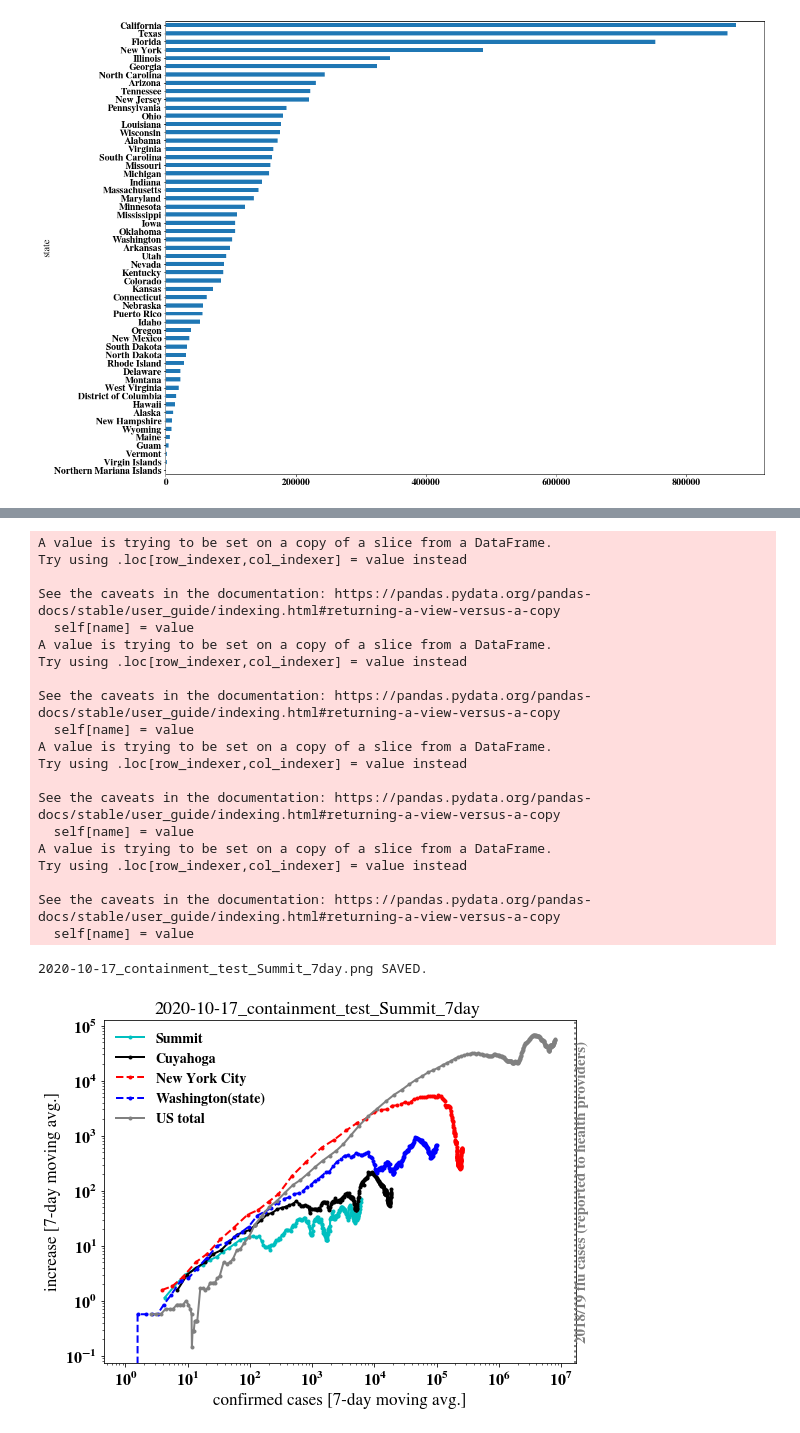
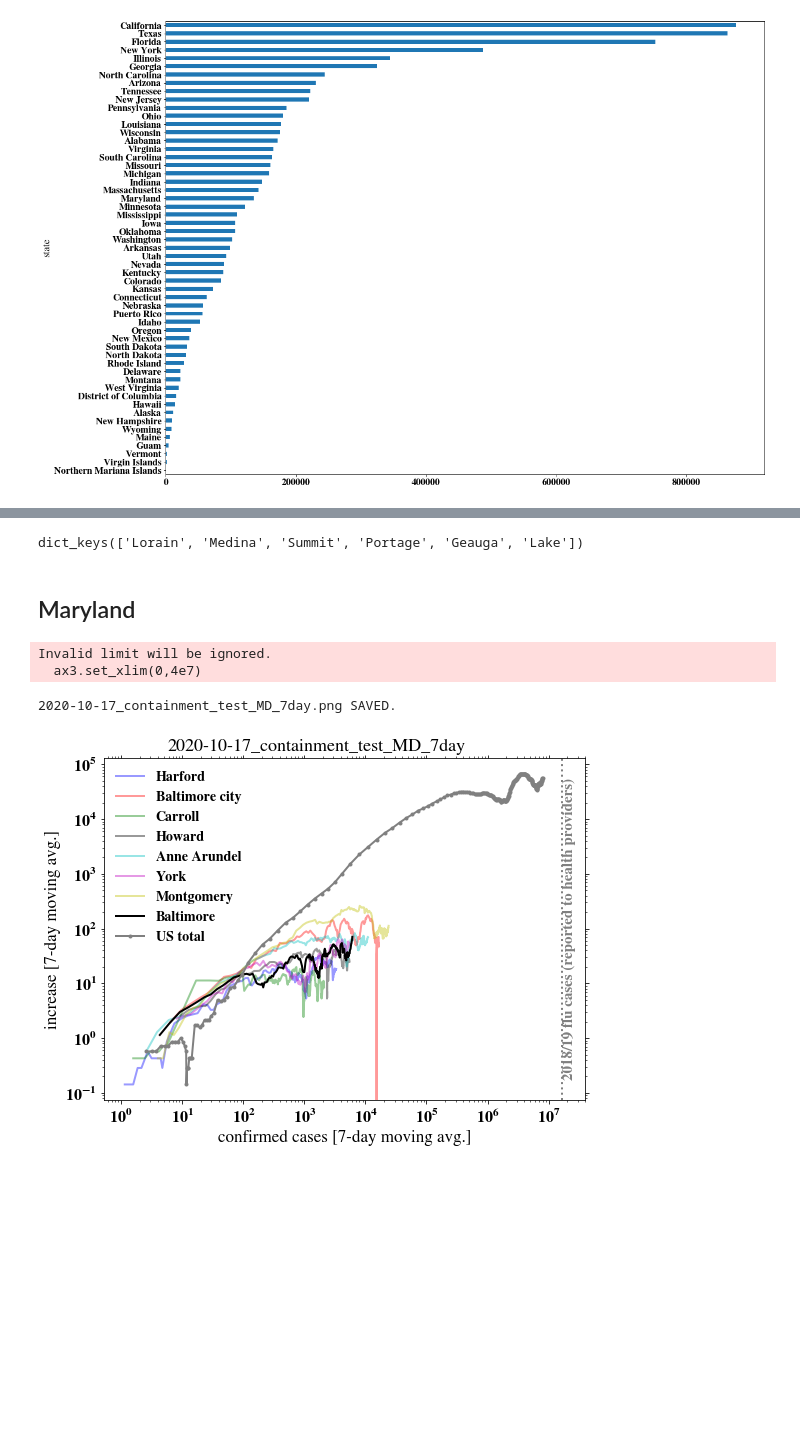
Before and after one commit to cpnHere/covid-19-data, a Jupyter notebook: my_work/desk.ipynb, the cells around one changed output, grey strips where cells are left out. Cells and saved outputs as stored; diff of their text form; code cells hidden in the pictures; blank space fills up the shorter version.

```diff
--- a/my_work/desk.ipynb
+++ b/my_work/desk.ipynb
@@ -86,16 +76,21 @@ Top-5.png SAVED.
 # %%
-#Containment (Summit)
+OH_sur = {'Lorain':39093,'Medina':39103,'Summit':39153,'Portage':39133,'Geauga':39055,'Lake':39085}
+clrs=['b','r','g','k','c','m']
 fig3,ax3 = plt.subplots(figsize=(8,6))
-fig3_ttl = str(today.date())+'_containment_test_Summit_daily'
-confirmed_cases_vs_increase(data,'Summit',39153,fig3,ax3,clr='c',lns='.-')
-confirmed_cases_vs_increase(data,'Cuyahoga',39035,fig3,ax3,clr='k',lns='.-')
-confirmed_cases_vs_increase(data,'New York City',np.nan,fig3,ax3,clr='r',lns='.--')
-confirmed_cases_vs_increase_state(data_st,'Washington',fig3,ax3,clr='b',lns='.--')
-confirmed_cases_vs_increase_US(data_st,ax3)
+fig3_ttl = str(today.date())+'_containment_test_Ohio_7day'
+i=0
+for cts in OH_sur.keys():
+    confirmed_cases_vs_increase(data,cts,OH_sur[cts],fig3,ax3,clr=clrs[i],alpha=0.4,lns='-',moving_window=7)
+    i+=1
+
+confirmed_cases_vs_increase(data,'Cuyahoga',39035,fig3,ax3,clr='k',lns='-',moving_window=7)
+confirmed_cases_vs_increase_US(data_st,ax3,moving_window=7)
 ax3.axvline(16.5e6,ls=':',color='grey')
-ax3.annotate('2018/19 flu cases (reported to health providers)',xy=(17e6,2),color='grey',rotation=90)
-ax3.set_xlabel('confirmed cases [daily]')
-ax3.set_ylabel('increase [daily]')
+ax3.annotate('2018/19 flu cases (reported to health providers)',xy=(17e6,0.2),color='grey',rotation=90)
+ax3.set_xlabel('confirmed cases [7-day moving avg.]')
+ax3.set_ylabel('increase [7-day moving avg.]')
+ax3.set_xlim(0,4e7)
+cpn.rightNtop_ticks(ax3)
 ax3.legend()
 fig3.suptitle(fig3_ttl)
 fig3.tight_layout(rect=[0,0,1,0.98])
@@ -126,40 +103,33 @@ See the caveats in the documentation: https://pandas.pydata.org/pandas-docs/stab
+# %%
+OH_sur.keys()
+# %% [output]
+dict_keys(['Lorain', 'Medina', 'Summit', 'Portage', 'Geauga', 'Lake'])
+# %% [markdown]
+## Maryland
 # %%
-#Containment (Summit)
+MD_sur ={'Harford':24025,'Baltimore city':24510,	'Carroll':24013,'Howard':24027,'Anne Arundel':24003,'York':42133,'Montgomery':24031} #York in PA
+clrs=['b','r','g','k','c','m','y']
 fig3,ax3 = plt.subplots(figsize=(8,6))
-fig3_ttl = str(today.date())+'_containment_test_Summit_7day'
-confirmed_cases_vs_increase(data,'Summit',39153,fig3,ax3,clr='c',lns='.-',moving_window=7)
-confirmed_cases_vs_increase(data,'Cuyahoga',39035,fig3,ax3,clr='k',lns='.-',moving_window=7)
-confirmed_cases_vs_increase(data,'New York City',np.nan,fig3,ax3,clr='r',lns='.--',moving_window=7)
-confirmed_cases_vs_increase_state(data_st,'Washington',fig3,ax3,clr='b',lns='.--',moving_window=7)
+fig3_ttl = str(today.date())+'_containment_test_MD_7day'
+i=0
+for cts in MD_sur.keys():
+    confirmed_cases_vs_increase(data,cts,MD_sur[cts],fig3,ax3,clr=clrs[i],alpha=0.4,lns='-',moving_window=7)
+    i+=1
+
+confirmed_cases_vs_increase(data,'Baltimore',39153,fig3,ax3,clr='k',lns='-',moving_window=7)
 confirmed_cases_vs_increase_US(data_st,ax3,moving_window=7)
 ax3.axvline(16.5e6,ls=':',color='grey')
 ax3.annotate('2018/19 flu cases (reported to health providers)',xy=(17e6,0.2),color='grey',rotation=90)
 ax3.set_xlabel('confirmed cases [7-day moving avg.]')
 ax3.set_ylabel('increase [7-day moving avg.]')
+ax3.set_xlim(0,4e7)
+cpn.rightNtop_ticks(ax3)
 ax3.legend()
 fig3.suptitle(fig3_ttl)
 fig3.tight_layout(rect=[0,0,1,0.98])
 savefig(fig3,fig3_ttl)
 # %% [output]
-A value is trying to be set on a copy of a slice from a DataFrame.
-Try using .loc[row_indexer,col_indexer] = value instead
-
-See the caveats in the documentation: https://pandas.pydata.org/pandas-docs/stable/user_guide/indexing.html#returning-a-view-versus-a-copy
-  self[name] = value
-A value is trying to be set on a copy of a slice from a DataFrame.
-Try using .loc[row_indexer,col_indexer] = value instead
-
-See the caveats in the documentation: https://pandas.pydata.org/pandas-docs/stable/user_guide/indexing.html#returning-a-view-versus-a-copy
-  self[name] = value
-A value is trying to be set on a copy of a slice from a DataFrame.
-Try using .loc[row_indexer,col_indexer] = value instead
-
-See the caveats in the documentation: https://pandas.pydata.org/pandas-docs/stable/user_guide/indexing.html#returning-a-view-versus-a-copy
-  self[name] = value
-A value is trying to be set on a copy of a slice from a DataFrame.
-Try using .loc[row_indexer,col_indexer] = value instead
-
-See the caveats in the documentation: https://pandas.pydata.org/pandas-docs/stable/user_guide/indexing.html#returning-a-view-versus-a-copy
-  self[name] = value
+Invalid limit will be ignored.
+  ax3.set_xlim(0,4e7)
-2020-10-17_containment_test_Summit_7day.png SAVED.
+2020-10-17_containment_test_MD_7day.png SAVED.
-[figure, old version]
+[figure, new version]
```
Also changed, not shown: parts of 7 cells of this notebook.
